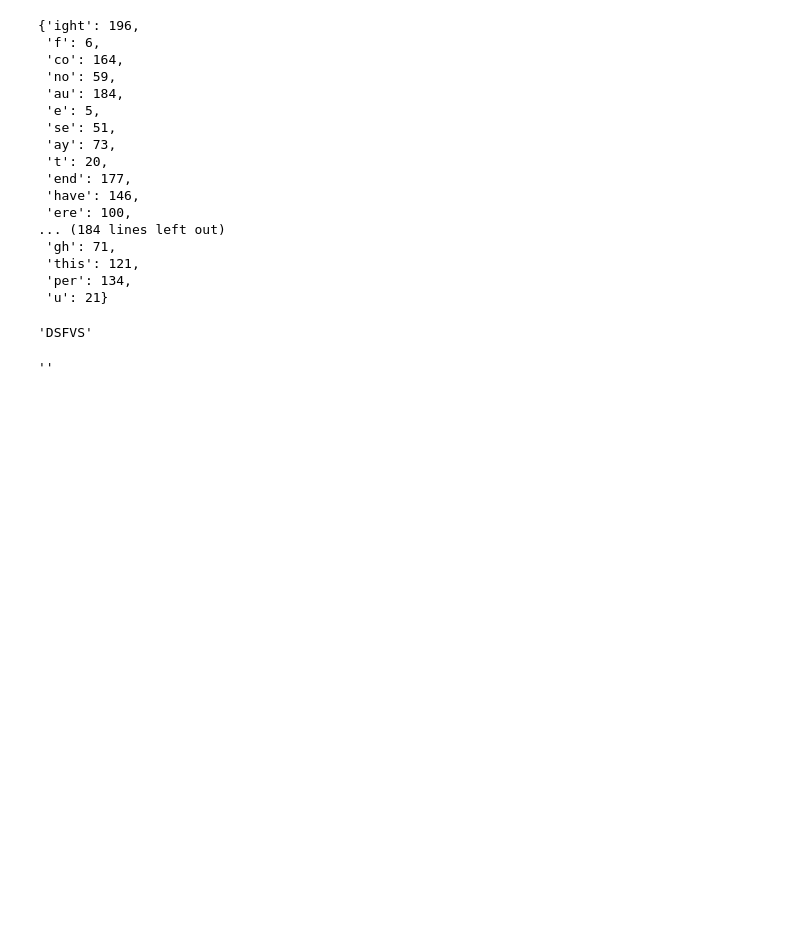
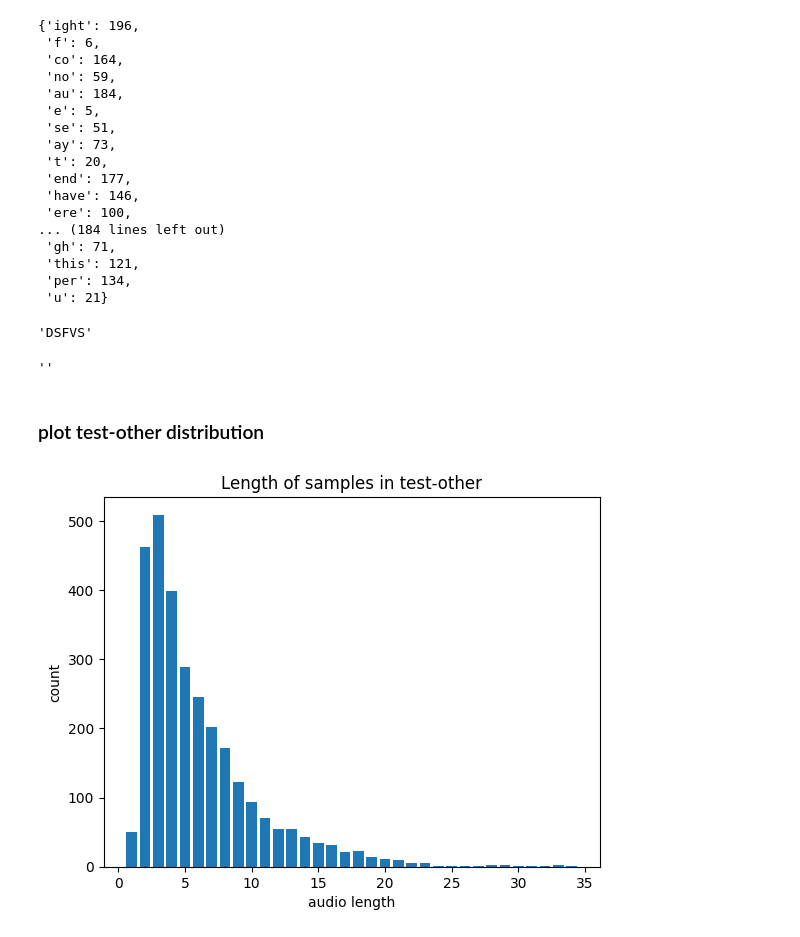
Before and after one commit to TmBoris/dla_hw1_asr, a Jupyter notebook: src/playground.ipynb, the cells around one changed output. Cells and saved outputs as stored; diff of their text form; code cells hidden in the pictures; blank space fills up the shorter version.

```diff
--- a/src/playground.ipynb
+++ b/src/playground.ipynb
@@ -577,3 +577,18 @@ tokenizer.get_vocab()
 ''.upper()
 # %% [output]
 ''
+# %% [markdown]
+### plot test-other distribution
+# %%
+a = {1: 50, 2: 462, 3: 509, 4: 398, 5: 289, 6: 245, 7: 202, 8: 172, 9: 123, 10: 94, 11: 70, 12: 55, 13: 55, 14: 43, 15: 35, 16: 32, 17: 22, 18: 23, 19: 14, 20: 11, 21: 9, 22: 6, 23: 5, 24: 1, 25: 1, 26: 1, 27: 1, 28: 2, 29: 2, 30: 1, 31: 1, 32: 1, 33: 3, 34: 1}
+
+import matplotlib.pyplot as plt
+
+plt.bar(a.keys(), a.values())
+plt.xlabel('audio length')
+plt.ylabel('count')
+plt.title('Length of samples in test-other')
+
+plt.show()
+# %% [output]
+[figure, added]
```
Also changed, not shown: 38 other files.
